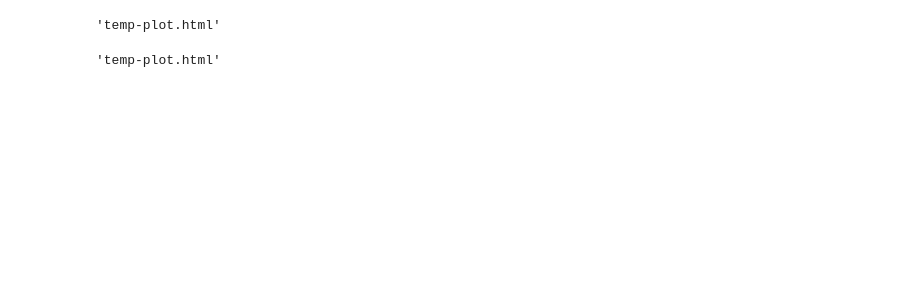
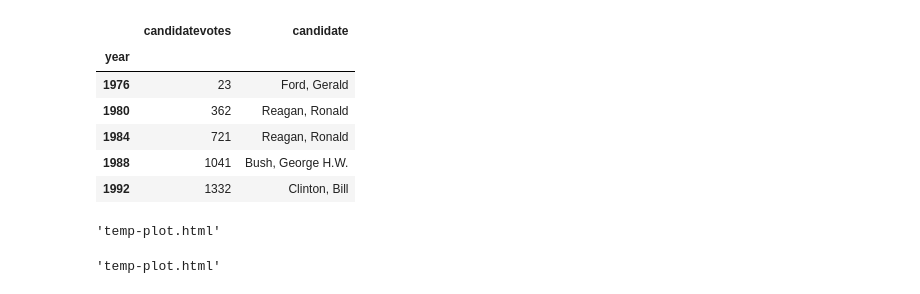
Before and after one commit to ta-data-mexpt/project-dataviz, a Jupyter notebook: main.ipynb, the cells around one changed output. Drawn from its saved outputs; the diff is of its cells as text; code cells hidden in the pictures; blank space fills up the shorter version.

```diff
--- a/main.ipynb
+++ b/main.ipynb
@@ -53,3 +57,16 @@ winner.head()
+# %%
+#national winner
+national_winner = df.groupby(['year']).agg({'candidatevotes':'idxmax'})
+national_winner['candidate'] = [df.loc[id,'candidate'] for id in national_winner['candidatevotes']]
+national_winner.head()
+# %% [output]
+|  | candidatevotes | candidate |
+| year |  |  |
+| 1976 | 23 | Ford, Gerald |
+| 1980 | 362 | Reagan, Ronald |
+| 1984 | 721 | Reagan, Ronald |
+| 1988 | 1041 | Bush, George H.W. |
+| 1992 | 1332 | Clinton, Bill |
 # %%
 # https://python-visualization.github.io/folium/quickstart.html
 
```
Also changed, not shown: parts of 5 cells of this notebook.
